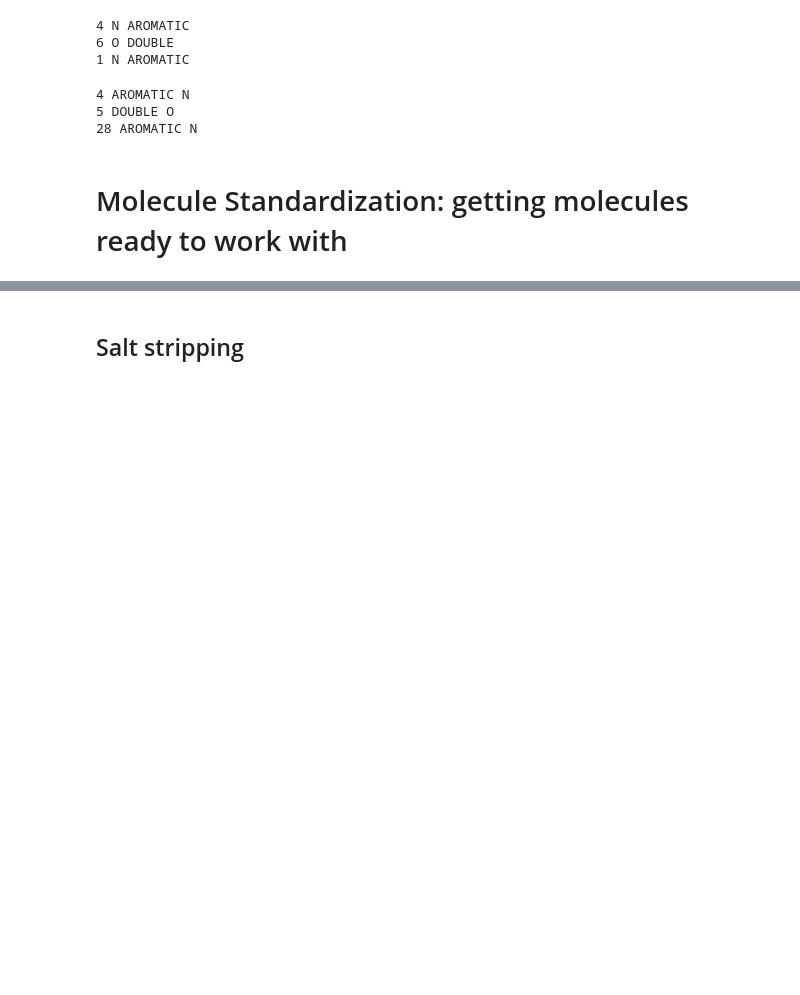
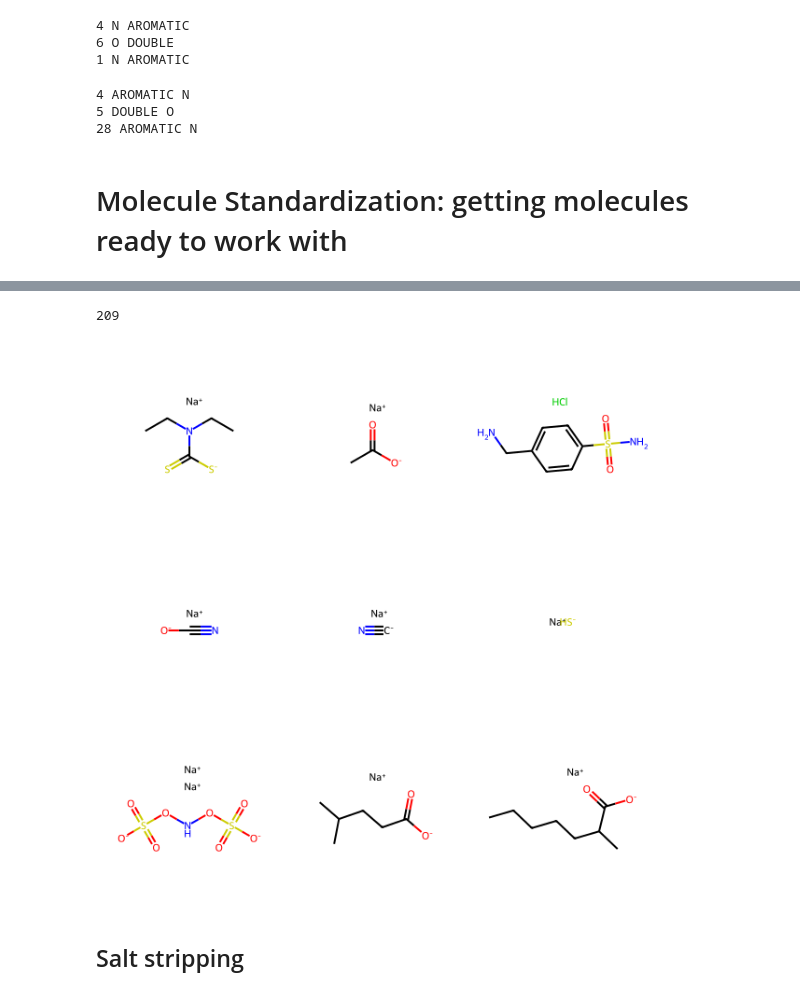
Before and after one commit to greglandrum/aisem23, a Jupyter notebook: Chemical_Data_Science/Intro to Chemical Data Science.ipynb, the cells around one changed output, grey strips where cells are left out. Drawn from its saved outputs; the diff is of its cells as text; code cells hidden in the pictures; blank space fills up the shorter version.

```diff
--- a/Chemical_Data_Science/Intro to Chemical Data Science.ipynb
+++ b/Chemical_Data_Science/Intro to Chemical Data Science.ipynb
@@ -718,2 +729,9 @@ for bond in atom.GetBonds():
+# %%
+with_frags = [Chem.MolFromSmiles(x) for x in df.canonical_smiles if x.find('.')>-1]
+print(len(with_frags))
+Draw.MolsToGridImage(with_frags[:9])
+# %% [output]
+209
+[figure, added]
 # %% [markdown]
 ## Salt stripping
```
Also changed, not shown: parts of 11 cells of this notebook, 3 other files.
